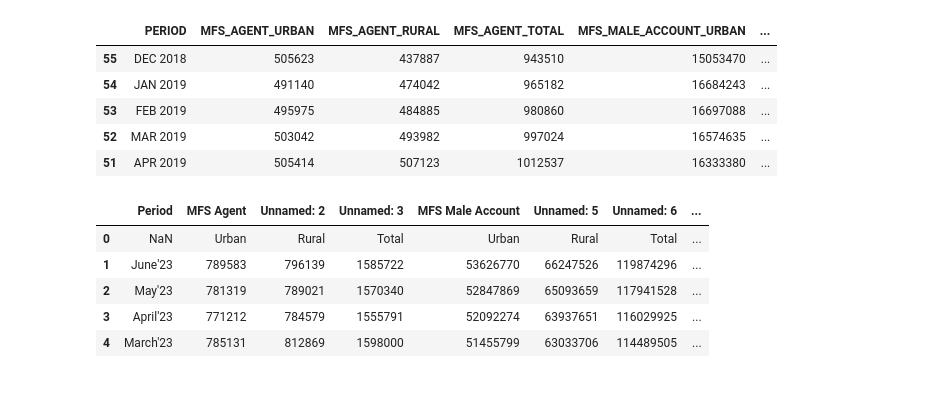
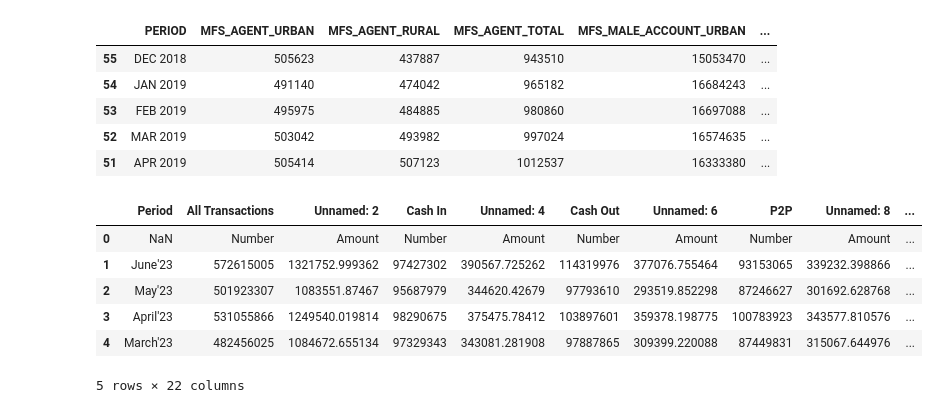
Before and after one commit to mrbrownstone07/fin_data, a Jupyter notebook: viz.ipynb, the cells around one changed output. Saved outputs shown, nothing was run; the diff lists cells and outputs as text; code cells hidden in the pictures.

```diff
--- a/viz.ipynb
+++ b/viz.ipynb
@@ -123,15 +123,16 @@ fig.update_yaxes(title_text="Accounts", secondary_y=False)
 fig.update_layout(height=980, width=1380, title='MFS Account Growth (RURAL vs URBAN)', xaxis_title='Month of Year', yaxis_title='ACCOUNTS', template='plotly_dark')
 fig.update_traces(mode="markers+lines")
 # %%
-mfs_acc_data = pd.read_excel('MFS_ACC.xlsx')
-mfs_acc_data.head(5)
+mfs_txns_data = pd.read_excel('MFS_TXNS.xlsx')
+mfs_txns_data.head(5)
 # %% [output]
-|  | Period | MFS Agent | Unnamed: 2 | Unnamed: 3 | MFS Male Account | Unnamed: 5 | Unnamed: 6 | ... |
-| 0 | NaN | Urban | Rural | Total | Urban | Rural | Total | ... |
-| 1 | June'23 | 789583 | 796139 | 1585722 | 53626770 | 66247526 | 119874296 | ... |
-| 2 | May'23 | 781319 | 789021 | 1570340 | 52847869 | 65093659 | 117941528 | ... |
-| 3 | April'23 | 771212 | 784579 | 1555791 | 52092274 | 63937651 | 116029925 | ... |
-| 4 | March'23 | 785131 | 812869 | 1598000 | 51455799 | 63033706 | 114489505 | ... |
+|  | Period | All Transactions | Unnamed: 2 | Cash In | Unnamed: 4 | Cash Out | Unnamed: 6 | P2P | Unnamed: 8 | ... |
+| 0 | NaN | Number | Amount | Number | Amount | Number | Amount | Number | Amount | ... |
+| 1 | June'23 | 572615005 | 1321752.999362 | 97427302 | 390567.725262 | 114319976 | 377076.755464 | 93153065 | 339232.398866 | ... |
+| 2 | May'23 | 501923307 | 1083551.87467 | 95687979 | 344620.42679 | 97793610 | 293519.852298 | 87246627 | 301692.628768 | ... |
+| 3 | April'23 | 531055866 | 1249540.019814 | 98290675 | 375475.78412 | 103897601 | 359378.198775 | 100783923 | 343577.810576 | ... |
+| 4 | March'23 | 482456025 | 1084672.655134 | 97329343 | 343081.281908 | 97887865 | 309399.220088 | 87449831 | 315067.644976 | ... |
+5 rows × 22 columns
 # %%
 mfs_txns = mfs_txns_data.rename(columns={
     'Period': 'Period'.upper(),
```
Also changed, not shown: parts of 1 cell of this notebook.
